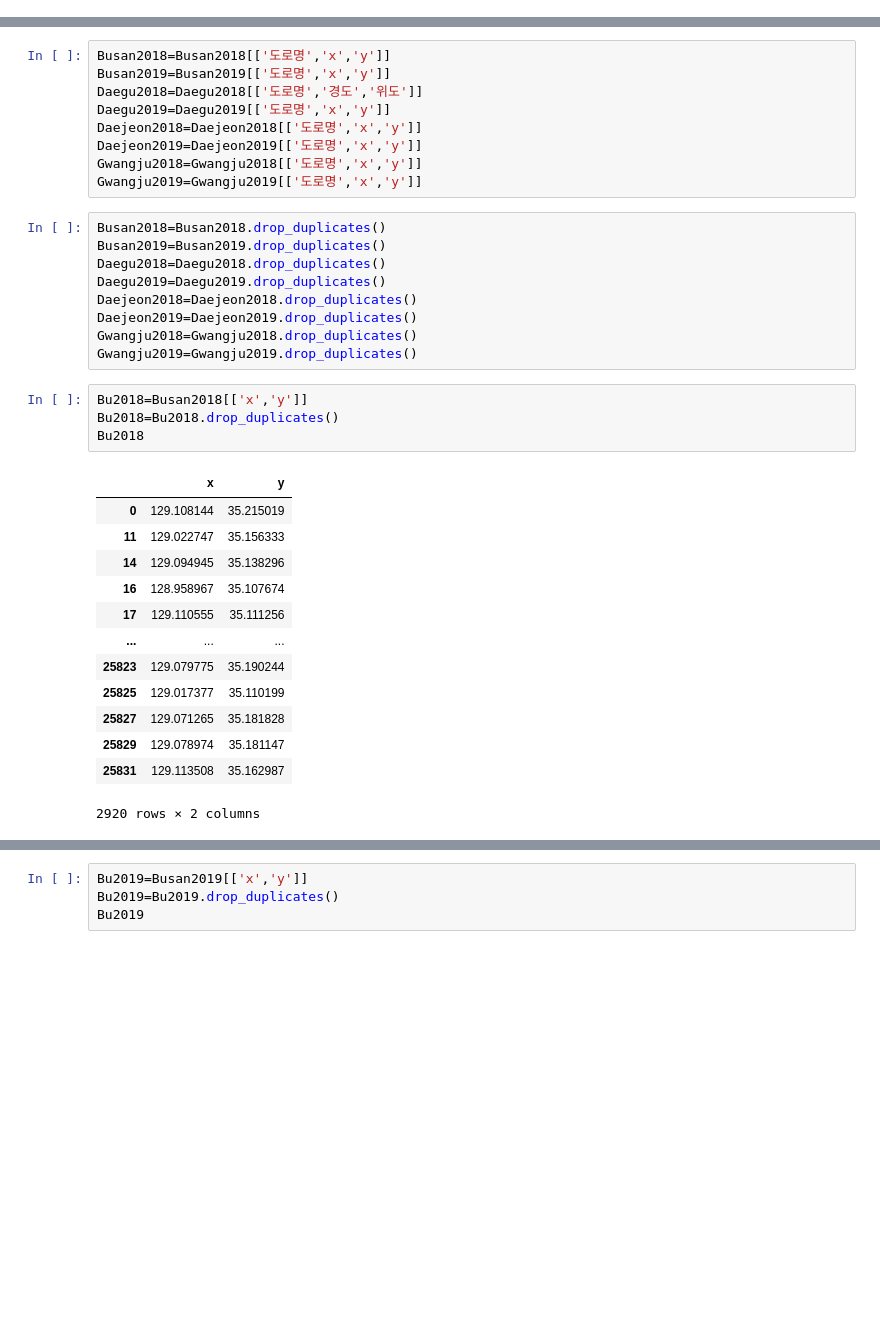
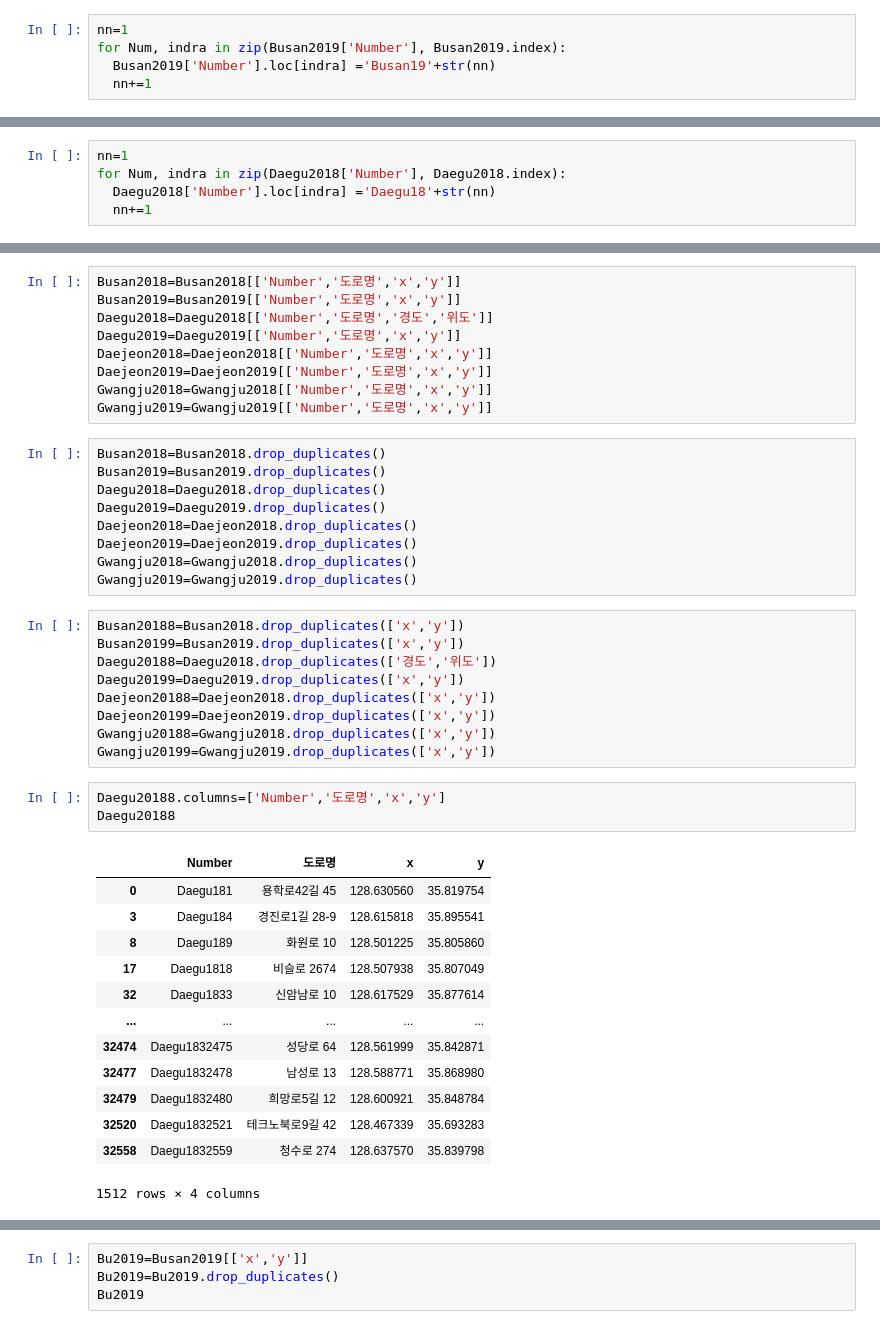
Before and after one commit to Ash-Stat/An-Si-Hyun, a Jupyter notebook: 전체_데이터셋_하이퍼_전처리.ipynb, the cells around one changed output, grey strips where cells are left out. Saved outputs shown, nothing was run; the diff lists cells and outputs as text; blank space fills up the shorter version.

```diff
--- a/전체_데이터셋_하이퍼_전처리.ipynb
+++ b/전체_데이터셋_하이퍼_전처리.ipynb
@@ -12,0 +23,5 @@ Daejeon2019=pd.read_excel('./Daejeon_merge_2019.xlsx')
+# %%
+nn=1
+for Num, indra in zip(Busan2019['Number'], Busan2019.index):
+  Busan2019['Number'].loc[indra] ='Busan19'+str(nn)
+  nn+=1
@@ -12,0 +33,5 @@ Daejeon2019=pd.read_excel('./Daejeon_merge_2019.xlsx')
+# %%
+nn=1
+for Num, indra in zip(Daegu2018['Number'], Daegu2018.index):
+  Daegu2018['Number'].loc[indra] ='Daegu18'+str(nn)
+  nn+=1
@@ -13,12 +109,12 @@ Daejeon2019=pd.read_excel('./Daejeon_merge_2019.xlsx')
 # %%
-Busan2018=Busan2018[['도로명','x','y']]
-Busan2019=Busan2019[['도로명','x','y']]
-Daegu2018=Daegu2018[['도로명','경도','위도']]
-Daegu2019=Daegu2019[['도로명','x','y']]
-Daejeon2018=Daejeon2018[['도로명','x','y']]
-Daejeon2019=Daejeon2019[['도로명','x','y']]
-Gwangju2018=Gwangju2018[['도로명','x','y']]
-Gwangju2019=Gwangju2019[['도로명','x','y']]
+Busan2018=Busan2018[['Number','도로명','x','y']]
+Busan2019=Busan2019[['Number','도로명','x','y']]
+Daegu2018=Daegu2018[['Number','도로명','경도','위도']]
+Daegu2019=Daegu2019[['Number','도로명','x','y']]
+Daejeon2018=Daejeon2018[['Number','도로명','x','y']]
+Daejeon2019=Daejeon2019[['Number','도로명','x','y']]
+Gwangju2018=Gwangju2018[['Number','도로명','x','y']]
+Gwangju2019=Gwangju2019[['Number','도로명','x','y']]
 # %%
 Busan2018=Busan2018.drop_duplicates()
 Busan2019=Busan2019.drop_duplicates()
@@ -28,21 +124,29 @@ Daejeon2018=Daejeon2018.drop_duplicates()
 Daejeon2019=Daejeon2019.drop_duplicates()
 Gwangju2018=Gwangju2018.drop_duplicates()
 Gwangju2019=Gwangju2019.drop_duplicates()
-# %%
-Bu2018=Busan2018[['x','y']]
-Bu2018=Bu2018.drop_duplicates()
-Bu2018
-# %% [output]
-|  | x | y |
-| 0 | 129.108144 | 35.215019 |
-| 11 | 129.022747 | 35.156333 |
-| 14 | 129.094945 | 35.138296 |
-| 16 | 128.958967 | 35.107674 |
-| 17 | 129.110555 | 35.111256 |
-| ... | ... | ... |
-| 25823 | 129.079775 | 35.190244 |
-| 25825 | 129.017377 | 35.110199 |
-| 25827 | 129.071265 | 35.181828 |
-| 25829 | 129.078974 | 35.181147 |
-| 25831 | 129.113508 | 35.162987 |
-2920 rows × 2 columns
+# %%
+Busan20188=Busan2018.drop_duplicates(['x','y'])
+Busan20199=Busan2019.drop_duplicates(['x','y'])
+Daegu20188=Daegu2018.drop_duplicates(['경도','위도'])
+Daegu20199=Daegu2019.drop_duplicates(['x','y'])
+Daejeon20188=Daejeon2018.drop_duplicates(['x','y'])
+Daejeon20199=Daejeon2019.drop_duplicates(['x','y'])
+Gwangju20188=Gwangju2018.drop_duplicates(['x','y'])
+Gwangju20199=Gwangju2019.drop_duplicates(['x','y'])
+# %%
+Daegu20188.columns=['Number','도로명','x','y']
+Daegu20188
+# %% [output]
+|  | Number | 도로명 | x | y |
+| 0 | Daegu181 | 용학로42길 45 | 128.630560 | 35.819754 |
+| 3 | Daegu184 | 경진로1길 28-9 | 128.615818 | 35.895541 |
+| 8 | Daegu189 | 화원로 10 | 128.501225 | 35.805860 |
+| 17 | Daegu1818 | 비슬로 2674 | 128.507938 | 35.807049 |
+| 32 | Daegu1833 | 신암남로 10 | 128.617529 | 35.877614 |
+| ... | ... | ... | ... | ... |
+| 32474 | Daegu1832475 | 성당로 64 | 128.561999 | 35.842871 |
+| 32477 | Daegu1832478 | 남성로 13 | 128.588771 | 35.868980 |
+| 32479 | Daegu1832480 | 희망로5길 12 | 128.600921 | 35.848784 |
+| 32520 | Daegu1832521 | 테크노북로9길 42 | 128.467339 | 35.693283 |
+| 32558 | Daegu1832559 | 청수로 274 | 128.637570 | 35.839798 |
+1512 rows × 4 columns
```
Also changed, not shown: parts of 14 cells of this notebook.
